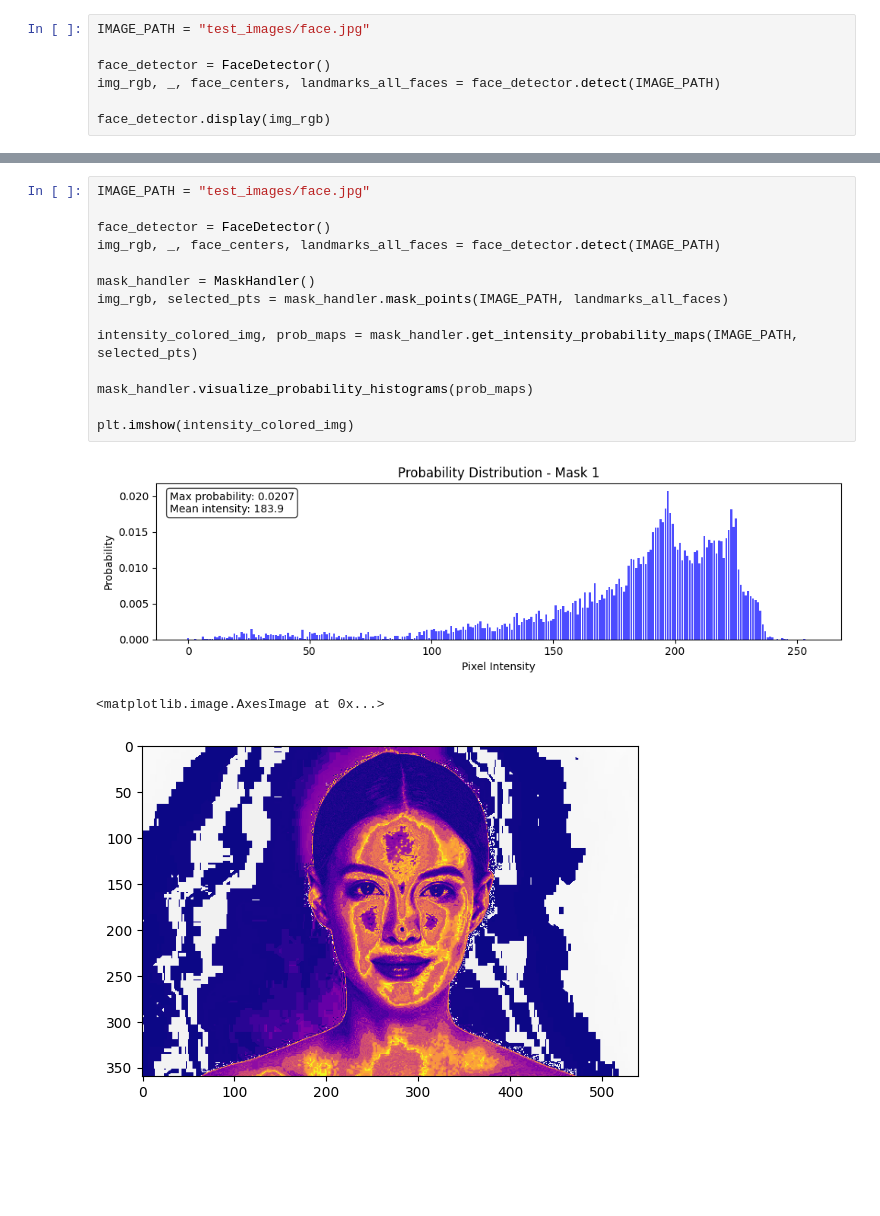
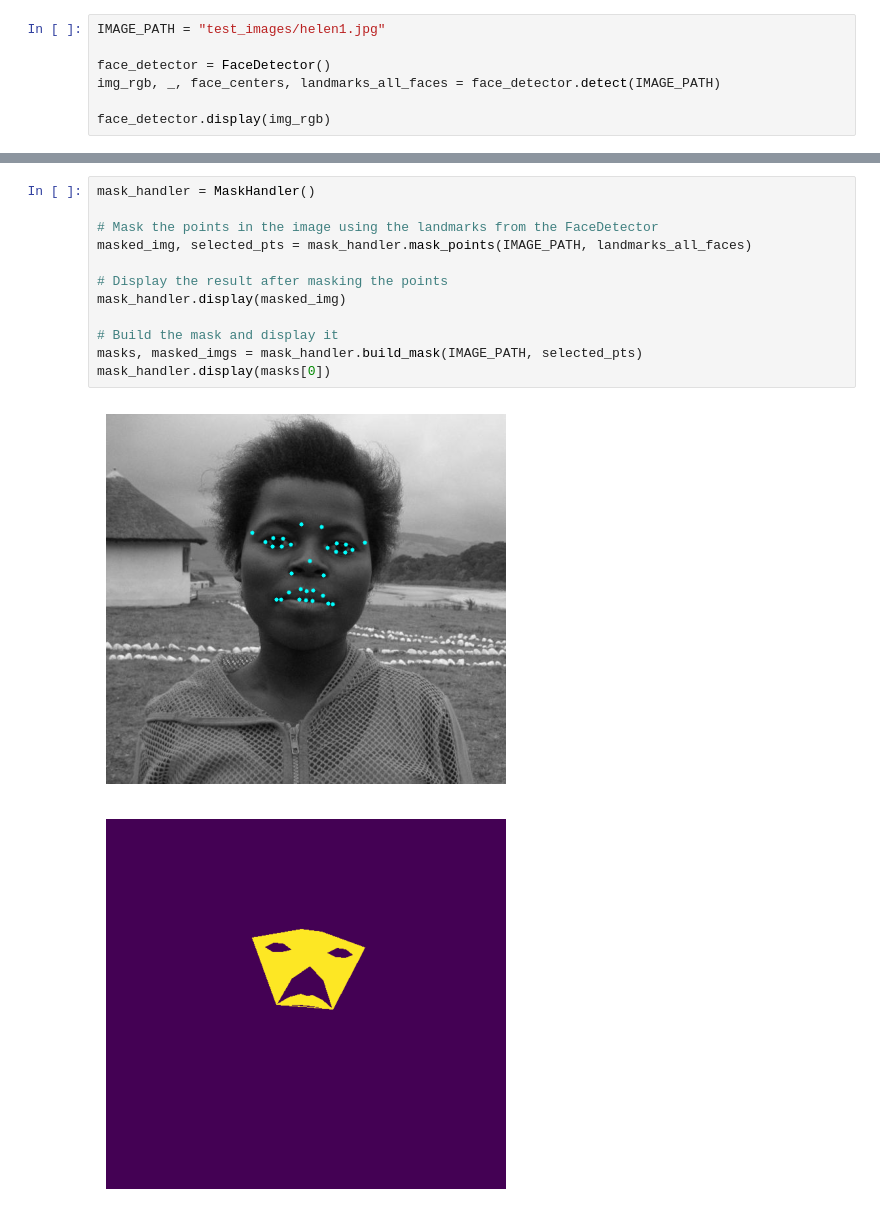
Before and after one commit to icingtea/skin_detection, a Jupyter notebook: testing_lalit.ipynb, the cells around one changed output, grey strips where cells are left out. Drawn from its saved outputs; the diff is of its cells as text; blank space fills up the shorter version.

```diff
--- a/testing_lalit.ipynb
+++ b/testing_lalit.ipynb
@@ -8,5 +7,5 @@ from matplotlib import cm
 # %%
-IMAGE_PATH = "test_images/face.jpg"
+IMAGE_PATH = "test_images/helen1.jpg"
 
 face_detector = FaceDetector()
 img_rgb, _, face_centers, landmarks_all_faces = face_detector.detect(IMAGE_PATH)
@@ -173,18 +204,15 @@ class MaskHandler:
 # %%
-IMAGE_PATH = "test_images/face.jpg"
+mask_handler = MaskHandler()
 
-face_detector = FaceDetector()
-img_rgb, _, face_centers, landmarks_all_faces = face_detector.detect(IMAGE_PATH)
+# Mask the points in the image using the landmarks from the FaceDetector
+masked_img, selected_pts = mask_handler.mask_points(IMAGE_PATH, landmarks_all_faces)
 
-mask_handler = MaskHandler()
-img_rgb, selected_pts = mask_handler.mask_points(IMAGE_PATH, landmarks_all_faces)
+# Display the result after masking the points
+mask_handler.display(masked_img)
 
-intensity_colored_img, prob_maps = mask_handler.get_intensity_probability_maps(IMAGE_PATH, selected_pts)
-
-mask_handler.visualize_probability_histograms(prob_maps)
-
-plt.imshow(intensity_colored_img)
+# Build the mask and display it
+masks, masked_imgs = mask_handler.build_mask(IMAGE_PATH, selected_pts)
+mask_handler.display(masks[0])
 # %% [output]
-[figure, old version]
+[figure, new version]
-<matplotlib.image.AxesImage at 0x...>
-[figure, old version]
+[figure, new version]
```
Also changed, not shown: parts of 4 cells of this notebook, 3 other files.
